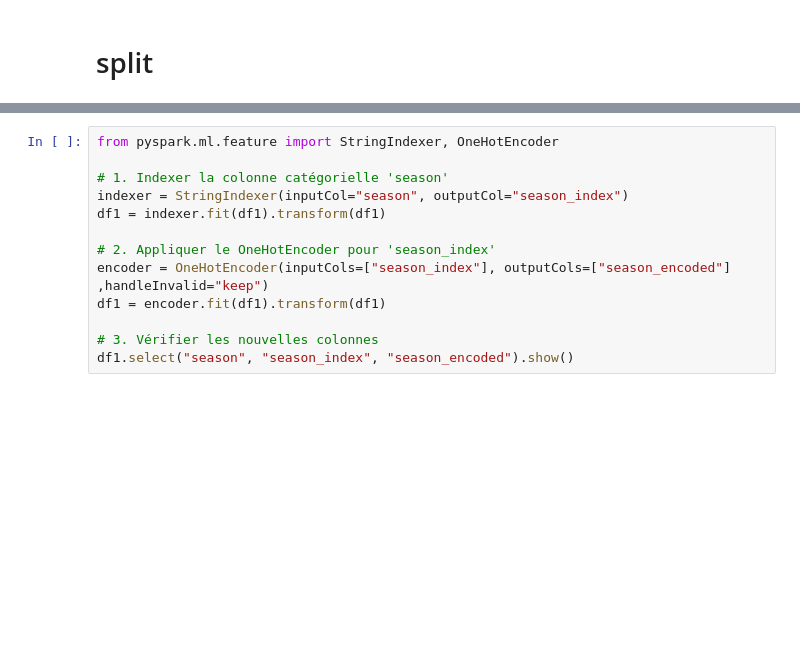
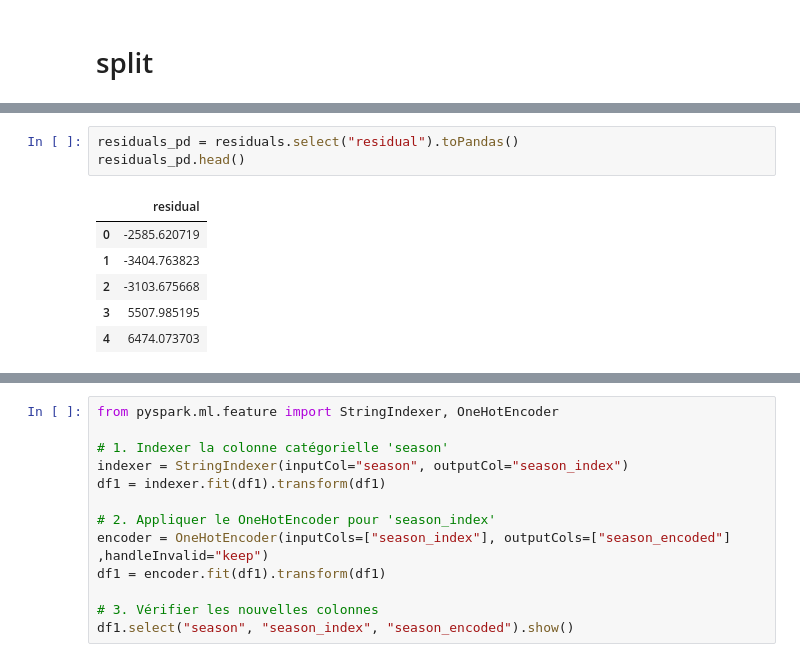
Before and after one commit to anassYinssi/Energy-Consumption-LSTM, a Jupyter notebook: EDA_Prétraitement&Modélisation_Prédective_Consommation_énergitique.ipynb, the cells around one changed output, grey strips where cells are left out. Cells and saved outputs as stored; diff of their text form; blank space fills up the shorter version.

```diff
--- a/EDA_Prétraitement&Modélisation_Prédective_Consommation_énergitique.ipynb
+++ b/EDA_Prétraitement&Modélisation_Prédective_Consommation_énergitique.ipynb
@@ -1066,0 +1369,10 @@ X_train, y_train, X_test, y_test = features_scaled[0:training_size, :], target_s
+# %%
+residuals_pd = residuals.select("residual").toPandas()
+residuals_pd.head()
+# %% [output]
+|  | residual |
+| 0 | -2585.620719 |
+| 1 | -3404.763823 |
+| 2 | -3103.675668 |
+| 3 | 5507.985195 |
+| 4 | 6474.073703 |
```
Also changed, not shown: parts of 41 cells of this notebook.
